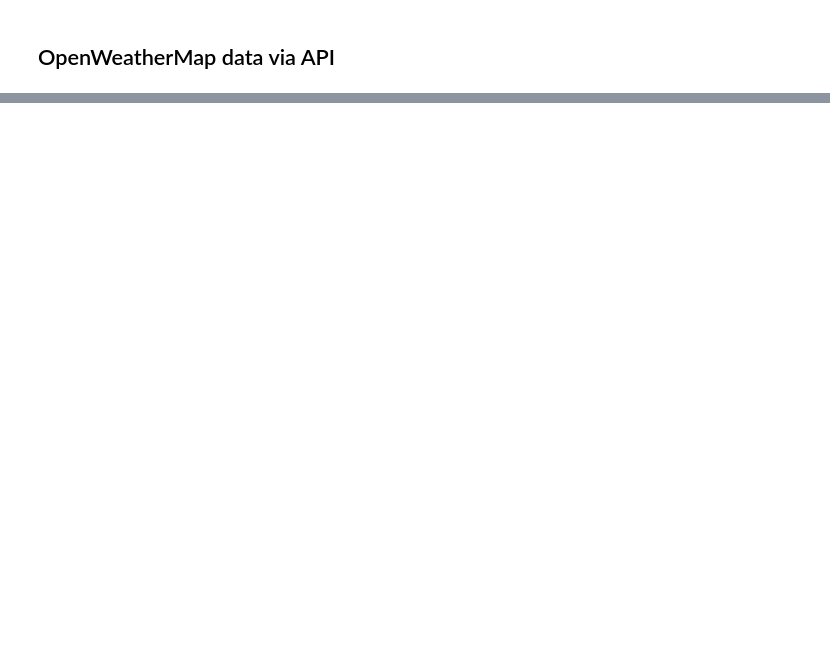
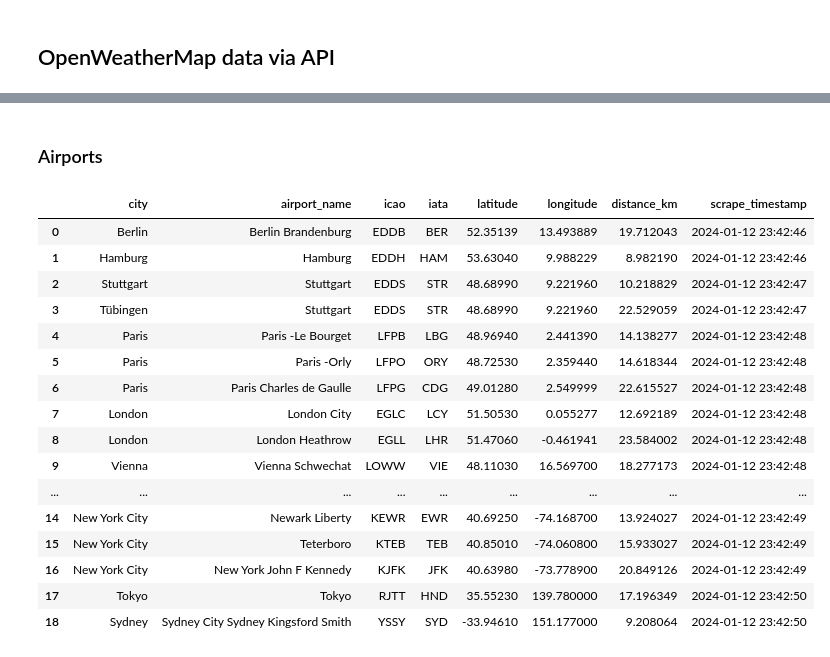
Before and after one commit to tvogel/datascience-bootcamp, a Jupyter notebook: 05_cloud_pipelines/docs/gans_cities_scraping_and_api.ipynb, the cells around one changed output, grey strips where cells are left out. Cells and saved outputs as stored; diff of their text form; code cells hidden in the pictures; blank space fills up the shorter version.

```diff
--- a/05_cloud_pipelines/docs/gans_cities_scraping_and_api.ipynb
+++ b/05_cloud_pipelines/docs/gans_cities_scraping_and_api.ipynb
@@ -230,15 +446,0 @@ Sydney
-# %%
-import dotenv
-import os
-dotenv.load_dotenv()
-
-schema = "wbscs_cities"
-host = os.getenv('host')
-user = os.getenv('user')
-password = os.getenv('password')
-port = os.getenv('port')
-
-connection_string = f'mysql+pymysql://{user}:{password}@{host}:{port}/{schema}'
-
-from sqlalchemy import create_engine, text, inspect
-connection = create_engine(connection_string).connect()
@@ -326,0 +460,8 @@ cities_df.to_sql('city',
+# %%
+def read_cities():
+  """
+  Retrieve city table from SQL
+
+  :return: data-frame with city properties indexed by ID
+  """
+  return pd.read_sql('city', con=connection).set_index('id')
@@ -621,0 +827,11 @@ sns.move_legend(g, "upper right")
+# %%
+def read_airports():
+  """
+  Load airports from DB.
+
+  :return: tuple (data-frame of collected airports, data-frame of airport-city associations)
+  """
+  return (
+    pd.read_sql('airport', con=connection).set_index('icao'),
+    pd.read_sql('city_airport', con=connection).set_index('city')
+  )
@@ -621,0 +1057,30 @@ sns.move_legend(g, "upper right")
+# %% [markdown]
+### Airports
+# %%
+(
+  read_airports()[1]
+  .join(read_cities().name.rename('city_name'), on='city')
+  .join(read_scrapes().timestamp.rename('scrape_timestamp'), on='scrape')
+  .join(read_airports()[0].drop(columns='scrape'), on='icao')
+  .reset_index()
+  [['city_name', 'name', 'icao', 'iata', 'latitude', 'longitude', 'distance_km', 'scrape_timestamp']]
+  .rename(columns={'city_name': 'city', 'name': 'airport_name'})
+)
+# %% [output]
+|  | city | airport_name | icao | iata | latitude | longitude | distance_km | scrape_timestamp |
+| 0 | Berlin | Berlin Brandenburg | EDDB | BER | 52.35139 | 13.493889 | 19.712043 | 2024-01-12 23:42:46 |
+| 1 | Hamburg | Hamburg | EDDH | HAM | 53.63040 | 9.988229 | 8.982190 | 2024-01-12 23:42:46 |
+| 2 | Stuttgart | Stuttgart | EDDS | STR | 48.68990 | 9.221960 | 10.218829 | 2024-01-12 23:42:47 |
+| 3 | Tübingen | Stuttgart | EDDS | STR | 48.68990 | 9.221960 | 22.529059 | 2024-01-12 23:42:47 |
+| 4 | Paris | Paris -Le Bourget | LFPB | LBG | 48.96940 | 2.441390 | 14.138277 | 2024-01-12 23:42:48 |
+| 5 | Paris | Paris -Orly | LFPO | ORY | 48.72530 | 2.359440 | 14.618344 | 2024-01-12 23:42:48 |
+| 6 | Paris | Paris Charles de Gaulle | LFPG | CDG | 49.01280 | 2.549999 | 22.615527 | 2024-01-12 23:42:48 |
+| 7 | London | London City | EGLC | LCY | 51.50530 | 0.055277 | 12.692189 | 2024-01-12 23:42:48 |
+| 8 | London | London Heathrow | EGLL | LHR | 51.47060 | -0.461941 | 23.584002 | 2024-01-12 23:42:48 |
+| 9 | Vienna | Vienna Schwechat | LOWW | VIE | 48.11030 | 16.569700 | 18.277173 | 2024-01-12 23:42:48 |
+| ... | ... | ... | ... | ... | ... | ... | ... | ... |
+| 14 | New York City | Newark Liberty | KEWR | EWR | 40.69250 | -74.168700 | 13.924027 | 2024-01-12 23:42:49 |
+| 15 | New York City | Teterboro | KTEB | TEB | 40.85010 | -74.060800 | 15.933027 | 2024-01-12 23:42:49 |
+| 16 | New York City | New York John F Kennedy | KJFK | JFK | 40.63980 | -73.778900 | 20.849126 | 2024-01-12 23:42:49 |
+| 17 | Tokyo | Tokyo | RJTT | HND | 35.55230 | 139.780000 | 17.196349 | 2024-01-12 23:42:50 |
+| 18 | Sydney | Sydney City Sydney Kingsford Smith | YSSY | SYD | -33.94610 | 151.177000 | 9.208064 | 2024-01-12 23:42:50 |
```
Also changed, not shown: parts of 86 cells of this notebook, 2 other files.
